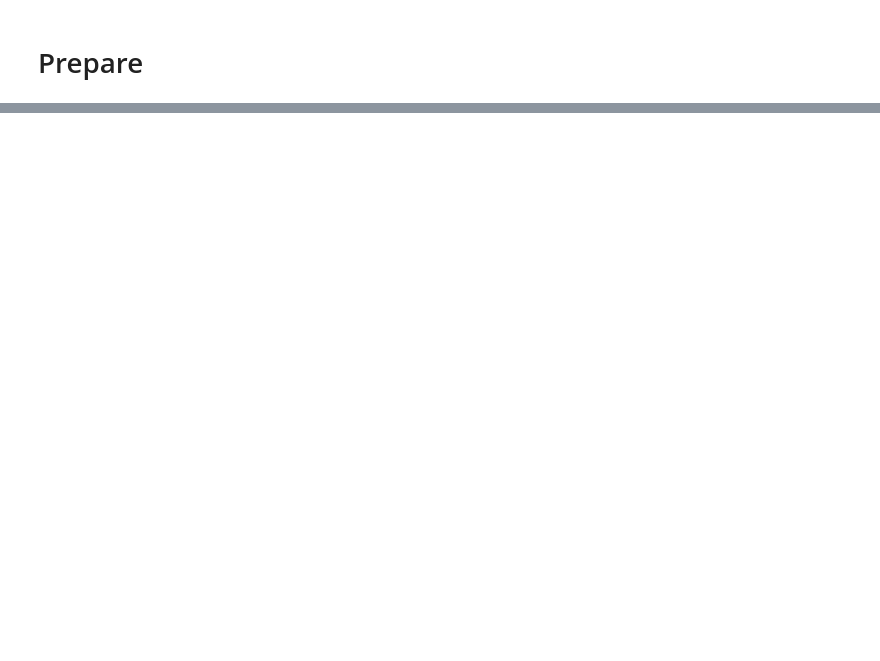
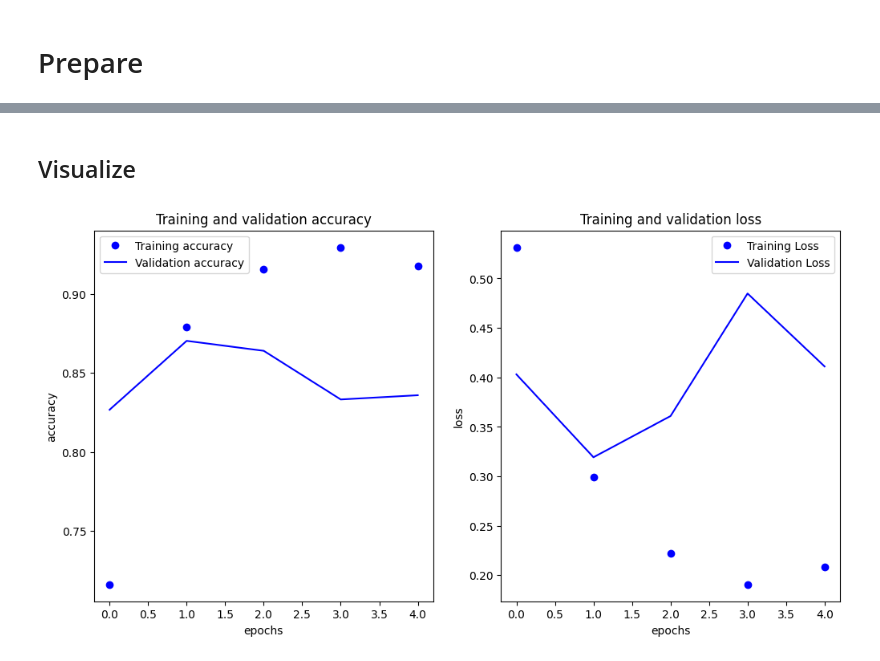
Before and after one commit to samuelpndx/nlp-lstm, a Jupyter notebook: nlp-lstm.ipynb, the cells around one changed output, grey strips where cells are left out. Drawn from its saved outputs; the diff is of its cells as text; code cells hidden in the pictures; blank space fills up the shorter version.

```diff
--- a/nlp-lstm.ipynb
+++ b/nlp-lstm.ipynb
@@ -84,0 +179,18 @@ test_dataset_final = (test_dataset_vectorized
+# %%
+#model params
+EMBEDDING_DIM = 64
+LSTM1_DIM = 32
+LSTM2_DIM = 16
+DENSE_DIM = 64
+
+# build the model
+multi_model = tf.keras.Sequential([
+    tf.keras.Input(shape=(None,)),
+    tf.keras.layers.Embedding(subword_tokenizer.vocabulary_size(), EMBEDDING_DIM),
+    tf.keras.layers.Bidirectional(tf.keras.layers.LSTM(LSTM1_DIM, return_sequences=True)),
+    tf.keras.layers.Bidirectional(tf.keras.layers.LSTM(LSTM2_DIM)),
+    tf.keras.layers.Dense(DENSE_DIM, activation='relu'),
+    tf.keras.layers.Dense(1, activation='sigmoid')
+])
+
+multi_model.summary()
@@ -84,0 +215,2 @@ test_dataset_final = (test_dataset_vectorized
+# %%
+multi_model.compile(loss='binary_crossentropy', optimizer='adam', metrics=['accuracy'])
@@ -84,0 +219,8 @@ test_dataset_final = (test_dataset_vectorized
+# %%
+NUM_EPOCHS = 5
+
+multi_history = multi_model.fit(
+    train_dataset_final,
+    epochs=NUM_EPOCHS,
+    validation_data=test_dataset_final
+)
@@ -84,0 +238,6 @@ test_dataset_final = (test_dataset_vectorized
+# %% [markdown]
+## Visualize
+# %%
+plot_loss_acc(multi_history)
+# %% [output]
+[figure, added]
```
Also changed, not shown: parts of 18 cells of this notebook.
